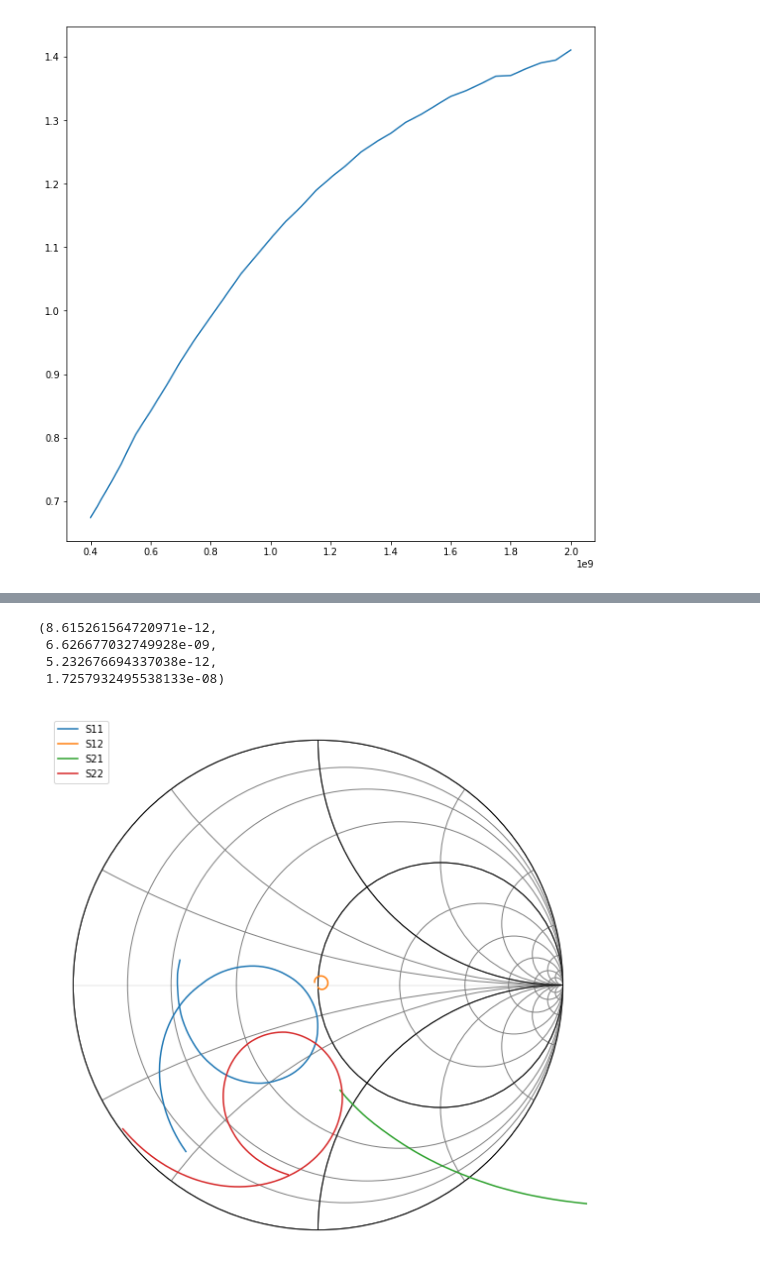
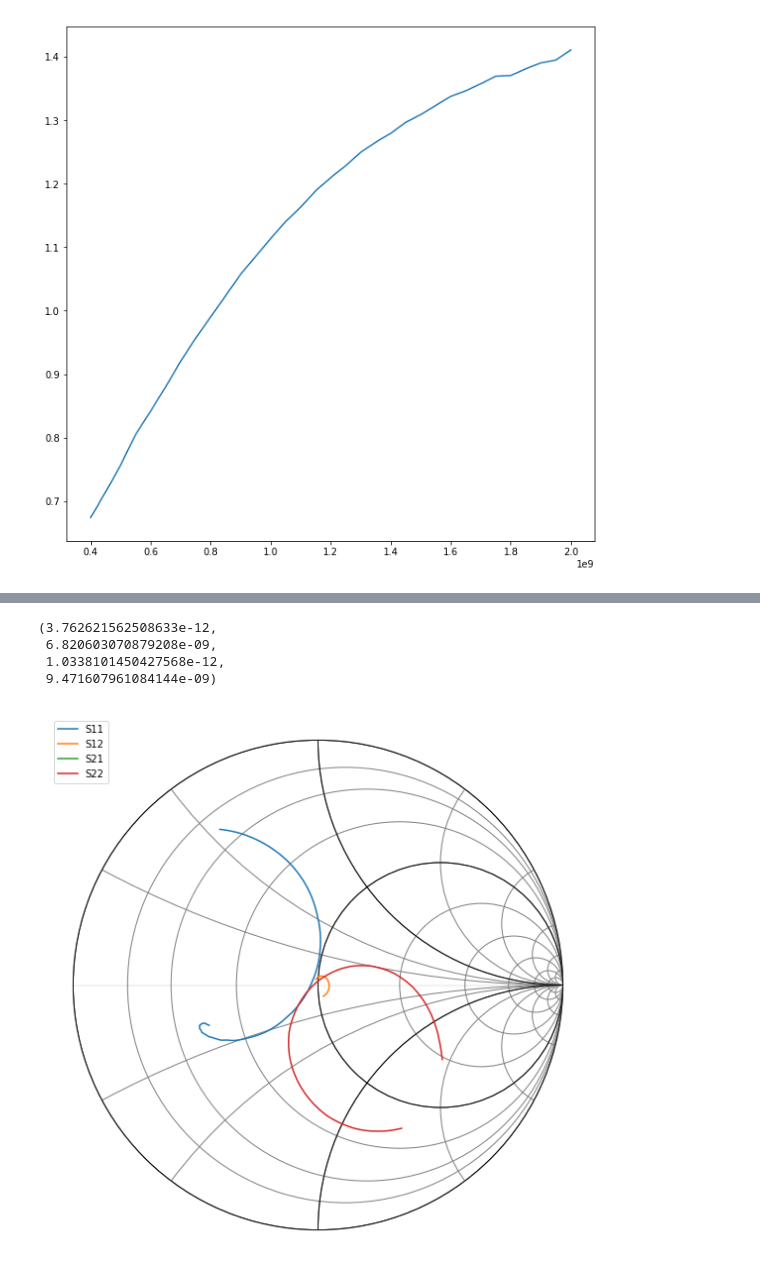
Before and after one commit to cactorium/ism-915mhz-transceiver, a Jupyter notebook: sim/low_noise.ipynb, the cells around one changed output, grey strips where cells are left out. Cells and saved outputs as stored; diff of their text form; code cells hidden in the pictures.

```diff
--- a/sim/low_noise.ipynb
+++ b/sim/low_noise.ipynb
@@ -391,27 +391,26 @@ x_s_1, x_s_2, x_l_1, x_l_2
 # %%
-c_s_ser = -np.real(1/(2j*np.pi*915e+6*x_s_1))
-l_s_shunt = -np.real(x_s_1/(2j*np.pi*915e+6))
+c_s_shunt = np.real(1/(2j*np.pi*915e+6*x_s_2))
+l_s_ser = np.real(x_s_1/(2j*np.pi*915e+6))
 
 l_l_ser = np.real(x_l_1/(2j*np.pi*915e+6))
 c_l_shunt = np.real(1/(2j*np.pi*915e+6*x_l_2))
 
 #c_s_shunt, c_s_ser, c_l_shunt, l_l_ser
-l_s_shunt, c_s_ser, c_l_shunt, l_l_ser
+c_s_shunt, l_s_ser, c_l_shunt, l_l_ser
 # %% [output]
-(8.615261564720971e-12,
- 6.626677032749928e-09,
- 5.232676694337038e-12,
- 1.7257932495538133e-08)
+(3.762621562508633e-12,
+ 6.820603070879208e-09,
+ 1.0338101450427568e-12,
+ 9.471607961084144e-09)
 # %%
-input_network3 = tem.capacitor(c_s_ser) ** tem.shunt_inductor(l_s_shunt)
+input_network3 = tem.shunt_capacitor(c_s_shunt) ** tem.shunt_inductor(l_s_ser)
 output_network3 = tem.inductor(l_l_ser) ** tem.shunt_capacitor(c_l_shunt)
 
 amplifier3 = input_network3 ** bjt_comp2 ** output_network3
-#amplifier2 = input_network2 ** bjt #** output_network2
 
 amplifier3.plot_s_smith()
 # %% [output]
-[figure, old version]
+[figure, new version]
 # %%
 amplifier3.s21.plot_s_db()
 # %% [output]
```
Also changed, not shown: parts of 7 cells of this notebook.
